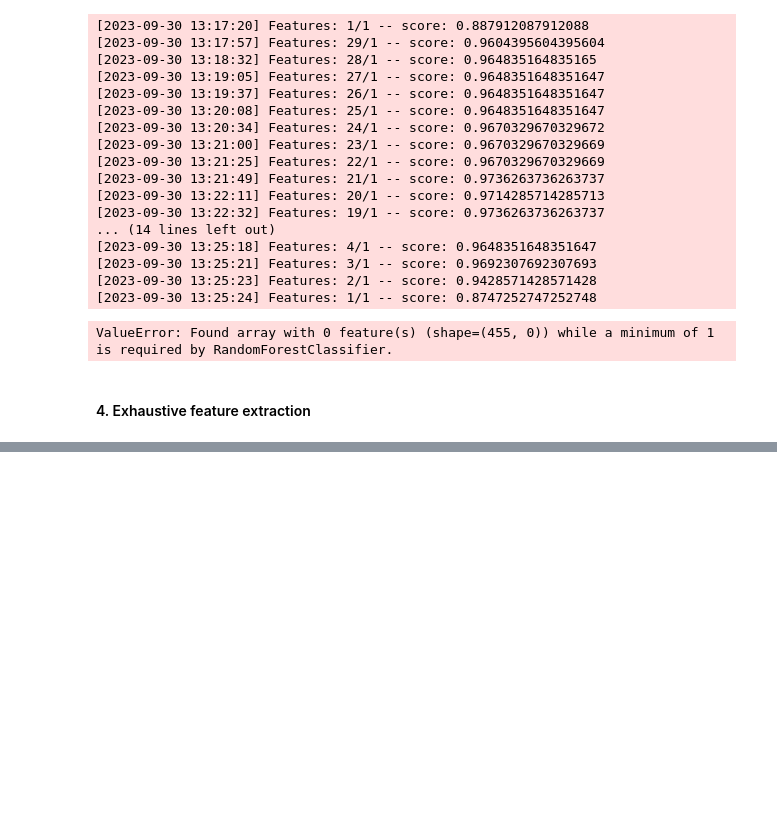
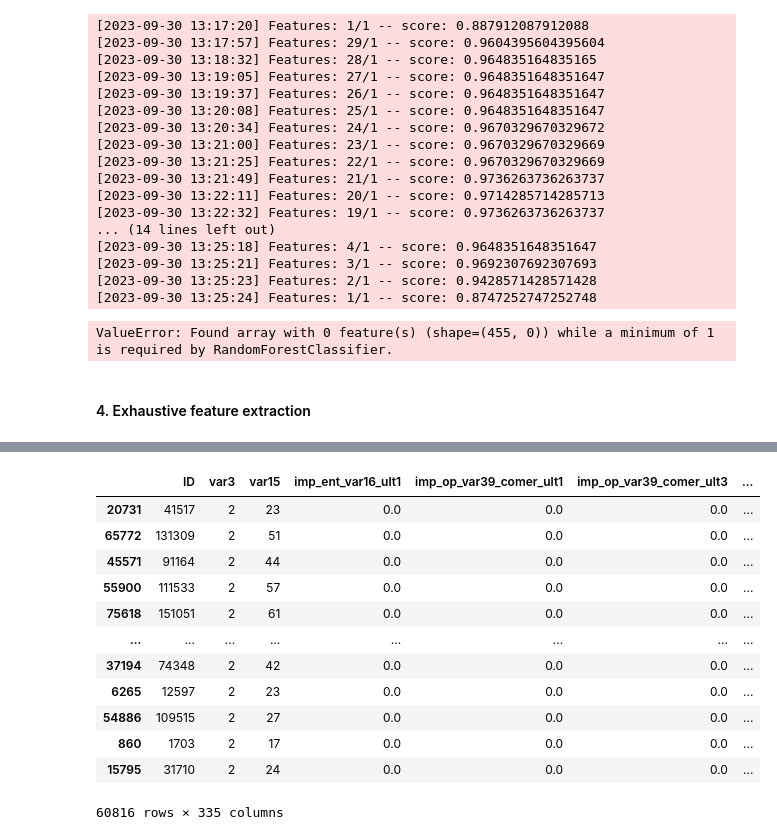
Before and after one commit to sujithsuresh56789/Feature_Selection_and_Engineering, a Jupyter notebook: Feature_Selection_Workouts.ipynb, the cells around one changed output, grey strips where cells are left out. Saved outputs shown, nothing was run; the diff lists cells and outputs as text; code cells hidden in the pictures; blank space fills up the shorter version.

```diff
--- a/Feature_Selection_Workouts.ipynb
+++ b/Feature_Selection_Workouts.ipynb
@@ -515,0 +825,6 @@ exhaustive=ExhaustiveFeatureSelector(umodel,
+# %%
+X_train,X_test,y_train,y_test=train_test_split(X,y,test_size=0.2,random_state=42)
+# %%
+variance_threshold=VarianceThreshold(threshold=0)
+# %%
+variance_threshold.fit(X_train)
@@ -515,0 +853,2 @@ exhaustive=ExhaustiveFeatureSelector(umodel,
+# %%
+constant_columns=[columns for columns in X_train.columns if columns not in X_train.columns[variance_threshold.get_support()] ]
@@ -515,0 +875,16 @@ exhaustive=ExhaustiveFeatureSelector(umodel,
+# %%
+X_train.drop(constant_columns,axis=1)
+# %% [output]
+|  | ID | var3 | var15 | imp_ent_var16_ult1 | imp_op_var39_comer_ult1 | imp_op_var39_comer_ult3 | ... |
+| 20731 | 41517 | 2 | 23 | 0.0 | 0.0 | 0.0 | ... |
+| 65772 | 131309 | 2 | 51 | 0.0 | 0.0 | 0.0 | ... |
+| 45571 | 91164 | 2 | 44 | 0.0 | 0.0 | 0.0 | ... |
+| 55900 | 111533 | 2 | 57 | 0.0 | 0.0 | 0.0 | ... |
+| 75618 | 151051 | 2 | 61 | 0.0 | 0.0 | 0.0 | ... |
+| ... | ... | ... | ... | ... | ... | ... | ... |
+| 37194 | 74348 | 2 | 42 | 0.0 | 0.0 | 0.0 | ... |
+| 6265 | 12597 | 2 | 23 | 0.0 | 0.0 | 0.0 | ... |
+| 54886 | 109515 | 2 | 27 | 0.0 | 0.0 | 0.0 | ... |
+| 860 | 1703 | 2 | 17 | 0.0 | 0.0 | 0.0 | ... |
+| 15795 | 31710 | 2 | 24 | 0.0 | 0.0 | 0.0 | ... |
+60816 rows × 335 columns
```
Also changed, not shown: parts of 26 cells of this notebook.
